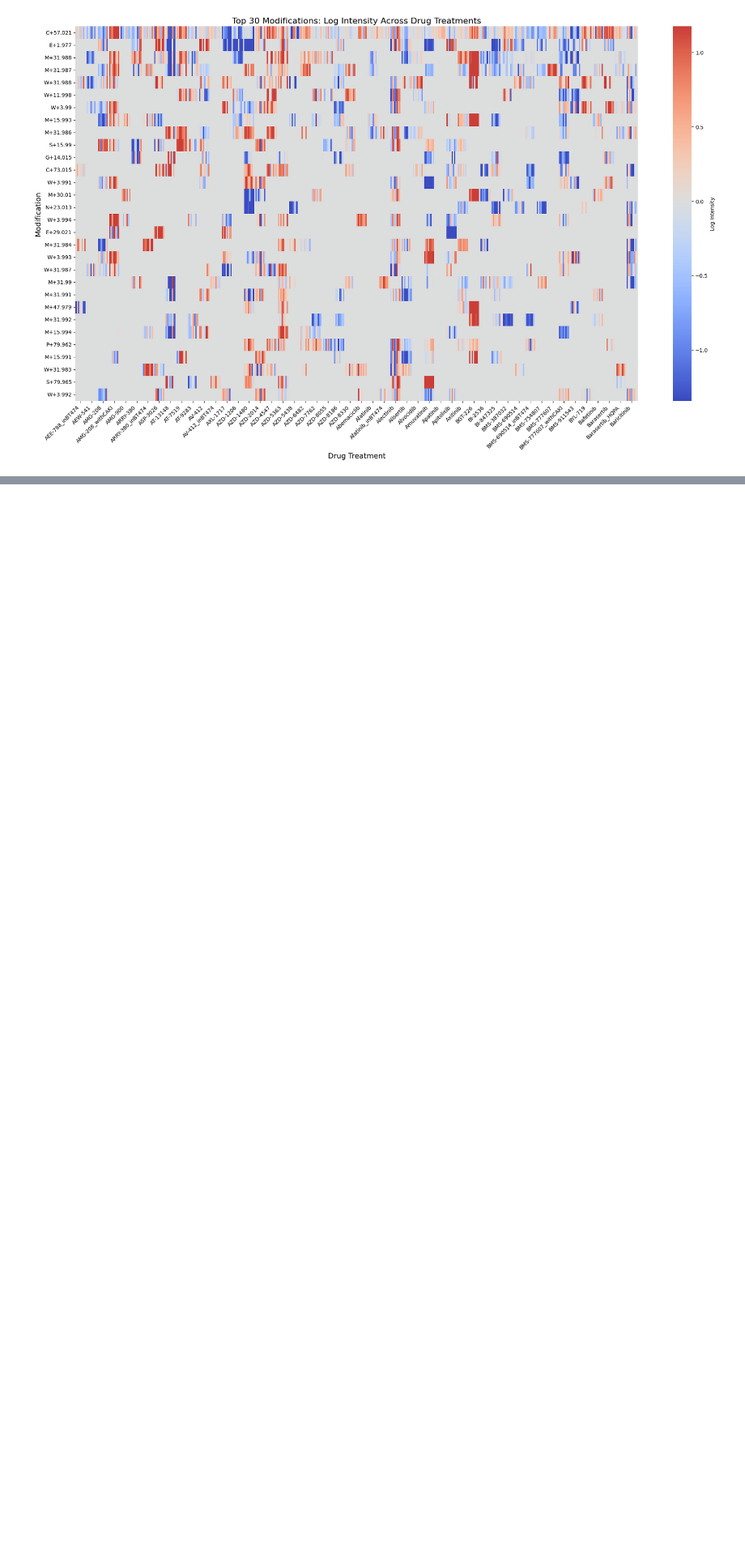
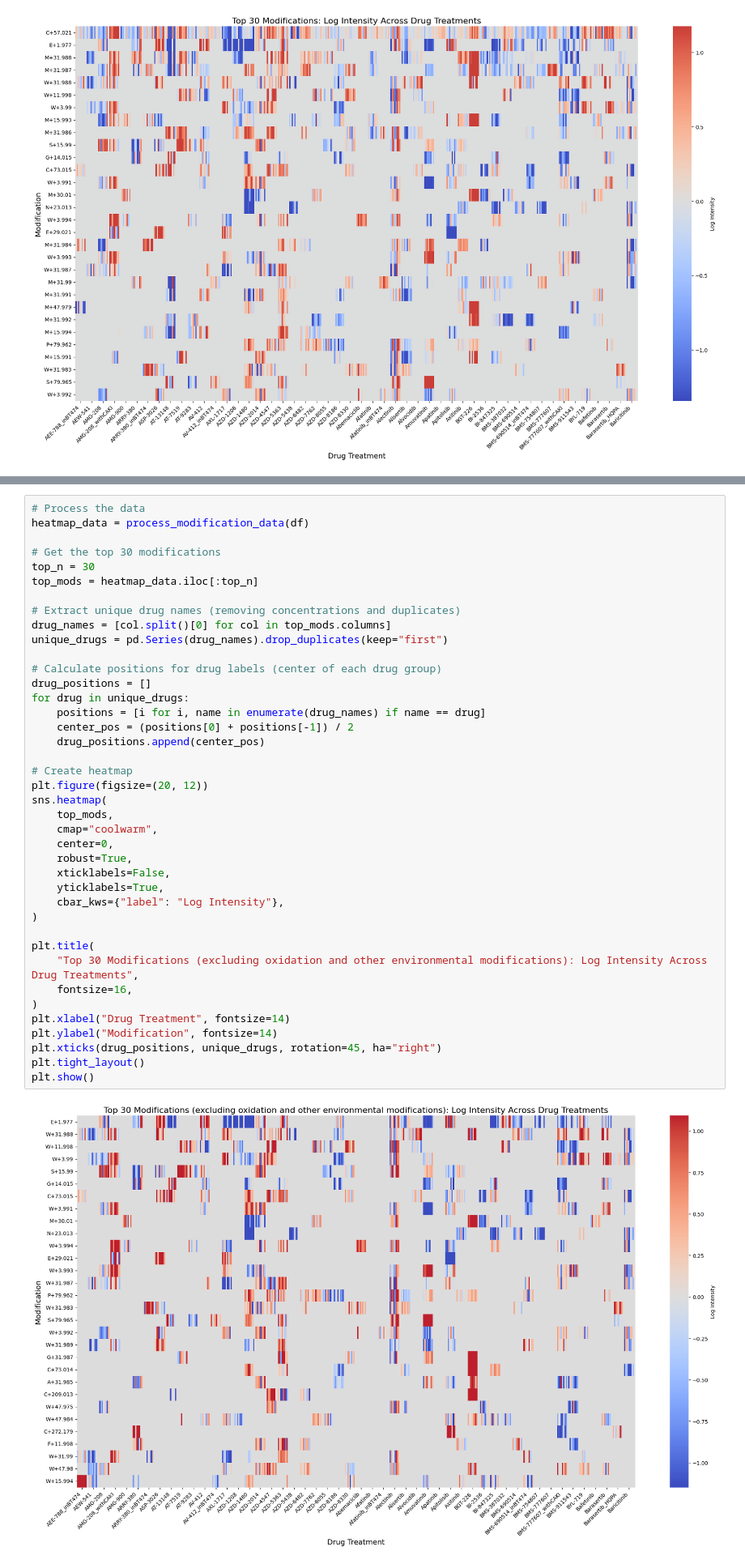
Before and after one commit to aaron-ang/CSE291-Sp25, a Jupyter notebook: src/modification_level.ipynb, the cells around one changed output, grey strips where cells are left out. Shown: that part at 81% size. Drawn from its saved outputs; the diff is of its cells as text; blank space fills up the shorter version.

Commit message:
Excluding oxidation and c+57 in heatmap

```diff
--- a/src/modification_level.ipynb
+++ b/src/modification_level.ipynb
@@ -139,0 +205,42 @@ W+31.988          0.051998        -0.171532               0.0
+# %%
+# Process the data
+heatmap_data = process_modification_data(df)
+
+# Get the top 30 modifications
+top_n = 30
+top_mods = heatmap_data.iloc[:top_n]
+
+# Extract unique drug names (removing concentrations and duplicates)
+drug_names = [col.split()[0] for col in top_mods.columns]
+unique_drugs = pd.Series(drug_names).drop_duplicates(keep="first")
+
+# Calculate positions for drug labels (center of each drug group)
+drug_positions = []
+for drug in unique_drugs:
+    positions = [i for i, name in enumerate(drug_names) if name == drug]
+    center_pos = (positions[0] + positions[-1]) / 2
+    drug_positions.append(center_pos)
+
+# Create heatmap
+plt.figure(figsize=(20, 12))
+sns.heatmap(
+    top_mods,
+    cmap="coolwarm",
+    center=0,
+    robust=True,
+    xticklabels=False,
+    yticklabels=True,
+    cbar_kws={"label": "Log Intensity"},
+)
+
+plt.title(
+    "Top 30 Modifications (excluding oxidation and other environmental modifications): Log Intensity Across Drug Treatments",
+    fontsize=16,
+)
+plt.xlabel("Drug Treatment", fontsize=14)
+plt.ylabel("Modification", fontsize=14)
+plt.xticks(drug_positions, unique_drugs, rotation=45, ha="right")
+plt.tight_layout()
+plt.show()
+# %% [output]
+[figure, added]
```
Also changed, not shown: parts of 4 cells of this notebook.
